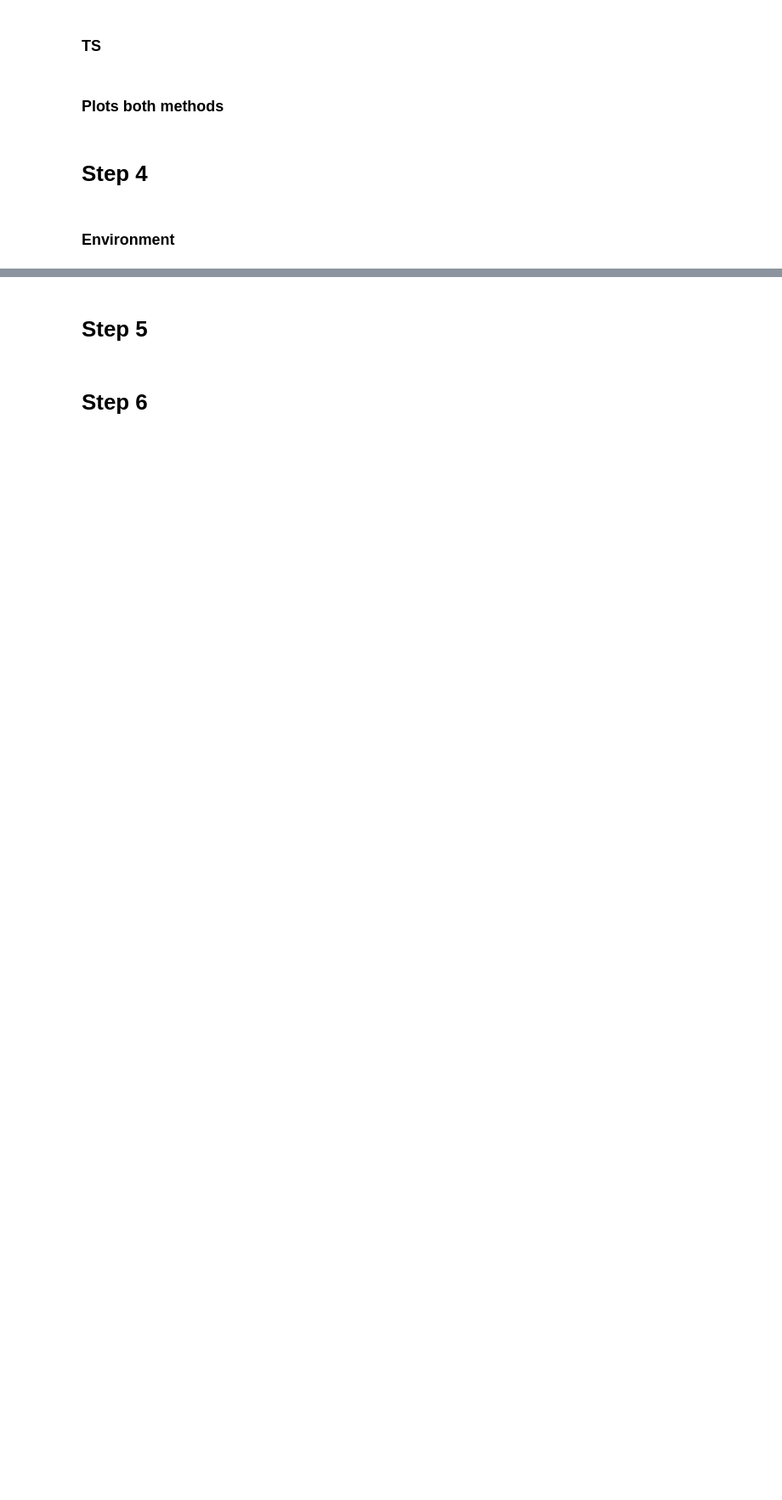
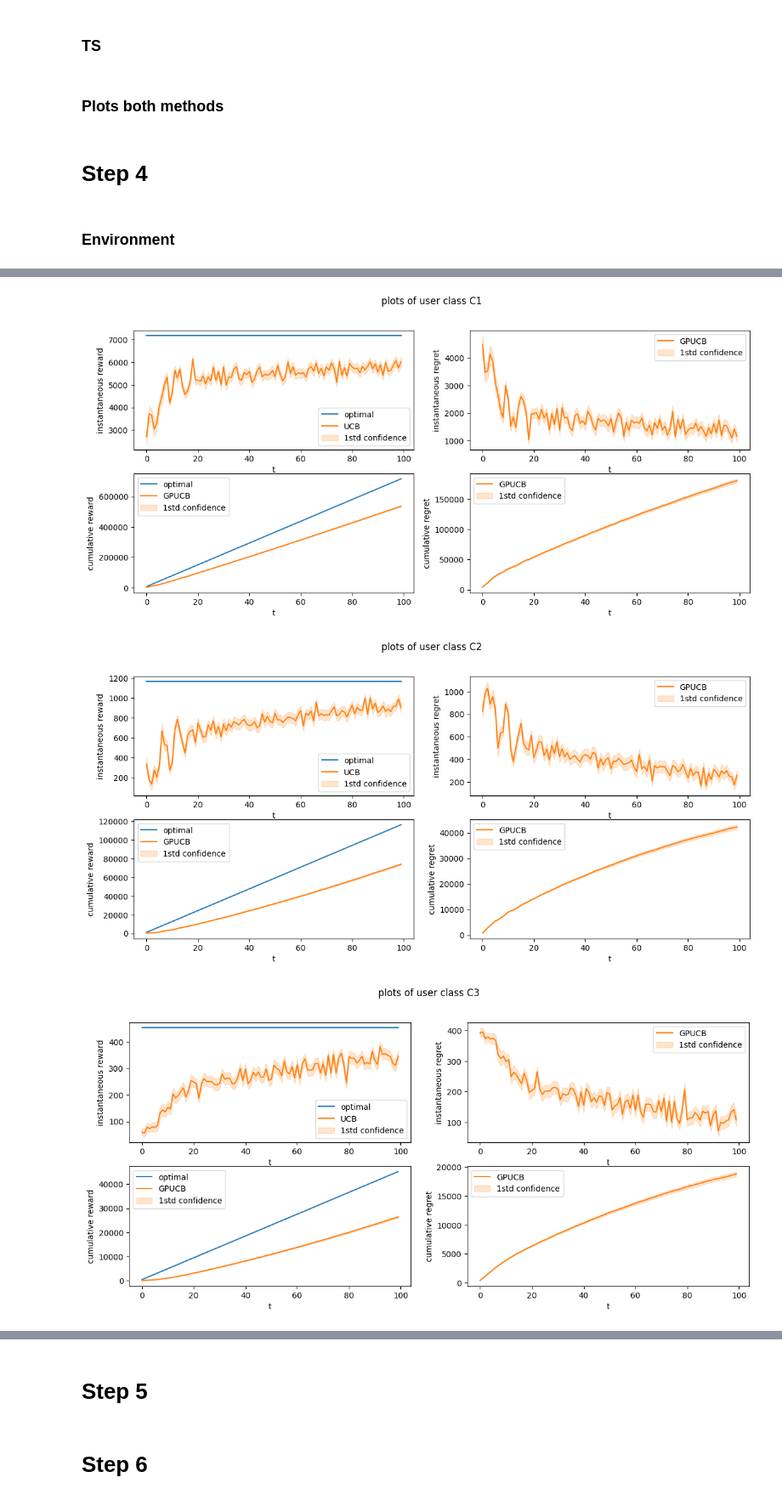
Before and after one commit to ossama-eloukili/Online-Learning-Applications-Project, a Jupyter notebook: bySTEPS.ipynb, the cells around one changed output, grey strips where cells are left out. Shown at 85% size. Drawn from its saved outputs; the diff is of its cells as text; code cells hidden in the pictures; blank space fills up the shorter version.

Commit message:
step 4 - UCB known contexts

```diff
--- a/bySTEPS.ipynb
+++ b/bySTEPS.ipynb
@@ -1816,0 +2054,17 @@ class Custom_S4_known_context_UCB_Learner(Learner):# Obs: the curve of n_clicks
+# %%
+## UCB learner
+
+ucb_rewards_per_experiment = []
+
+for e in range(0, n_experiments):
+    print(f'{e/n_experiments*100}%')
+
+    env = Environment(bids, prices, sigma_clicks, sigma_costs, margin, user_classes)
+    ucb_learner = Custom_S4_known_context_UCB_Learner(bids, prices, margin, real_contexts)
+
+    for t in range(0, T):
+        pulled_arm_bid, pulled_arm_price, pulled_contexts = ucb_learner.pull_arm()
+        n_daily_clicks, cum_daily_costs, reward, features = env.round(pulled_arm_bid, pulled_arm_price, pulled_contexts)
+        ucb_learner.update(pulled_arm_bid, pulled_arm_price, n_daily_clicks, cum_daily_costs, reward, features)
+
+    ucb_rewards_per_experiment.append(ucb_learner.collected_rewards)
@@ -1816,0 +2073,47 @@ class Custom_S4_known_context_UCB_Learner(Learner):# Obs: the curve of n_clicks
+# %%
+rewards_simulations = np.array(ucb_rewards_per_experiment)
+# %%
+for i in range(3):
+    std_inst = np.std(rewards_simulations[:,:,i], axis = 0)/np.sqrt(n_experiments)
+    std_cum = np.std(np.cumsum(rewards_simulations[:,:,i], axis = 1), axis = 0)/np.sqrt(n_experiments)
+
+    mean_rewards_hat = np.mean(rewards_simulations[:,:,i], axis = 0)
+    opt = opt_list[i]
+
+    #Plots
+    plt.figure(figsize = (14,6))
+    plt.suptitle(f'Plots of user class C{i+1}')
+
+    plt.subplot(2,2,1)
+    plt.xlabel("t")
+    plt.ylabel("instantaneous reward")
+    plt.plot(np.full(T,opt), label = "optimal")
+    plt.plot(mean_rewards_hat, 'C1', label = "UCB")
+    plt.fill_between(np.arange(T), mean_rewards_hat-std_inst, mean_rewards_hat + std_inst, alpha = 0.2, color = 'C1', label = "1std confidence")
+    plt.legend()
+
+    plt.subplot(2,2,2)
+    plt.xlabel("t")
+    plt.ylabel("instantaneous regret")
+    plt.plot(opt - mean_rewards_hat, 'C1', label = "GPUCB")
+    plt.fill_between(np.arange(T), opt - mean_rewards_hat -std_inst, opt - mean_rewards_hat + std_inst, alpha = 0.2, color = 'C1', label = "1std confidence")
+    plt.legend()
+
+    plt.subplot(2,2,3)
+    plt.xlabel("t")
+    plt.ylabel("cumulative reward")
+    plt.plot(np.cumsum(np.full(T,opt)), label = "optimal")
+    plt.plot(np.cumsum(mean_rewards_hat), 'C1', label = "GPUCB")
+    plt.fill_between(np.arange(T), np.cumsum(mean_rewards_hat)-std_cum, np.cumsum(mean_rewards_hat) + std_cum, alpha = 0.2, color = 'C1', label = "1std confidence")
+    plt.legend()
+
+    plt.subplot(2,2,4)
+    plt.xlabel("t")
+    plt.ylabel("cumulative regret")
+    plt.plot(np.cumsum(opt - mean_rewards_hat), 'C1', label = "GPUCB")
+    plt.fill_between(np.arange(T),np.cumsum(opt - mean_rewards_hat)-std_cum, np.cumsum(opt - mean_rewards_hat) + std_cum, alpha = 0.2, color = 'C1', label = "1std confidence")
+    plt.legend()
+# %% [output]
+[figure, added]
+[figure, added]
+[figure, added]
```
Also changed, not shown: parts of 17 cells of this notebook.
